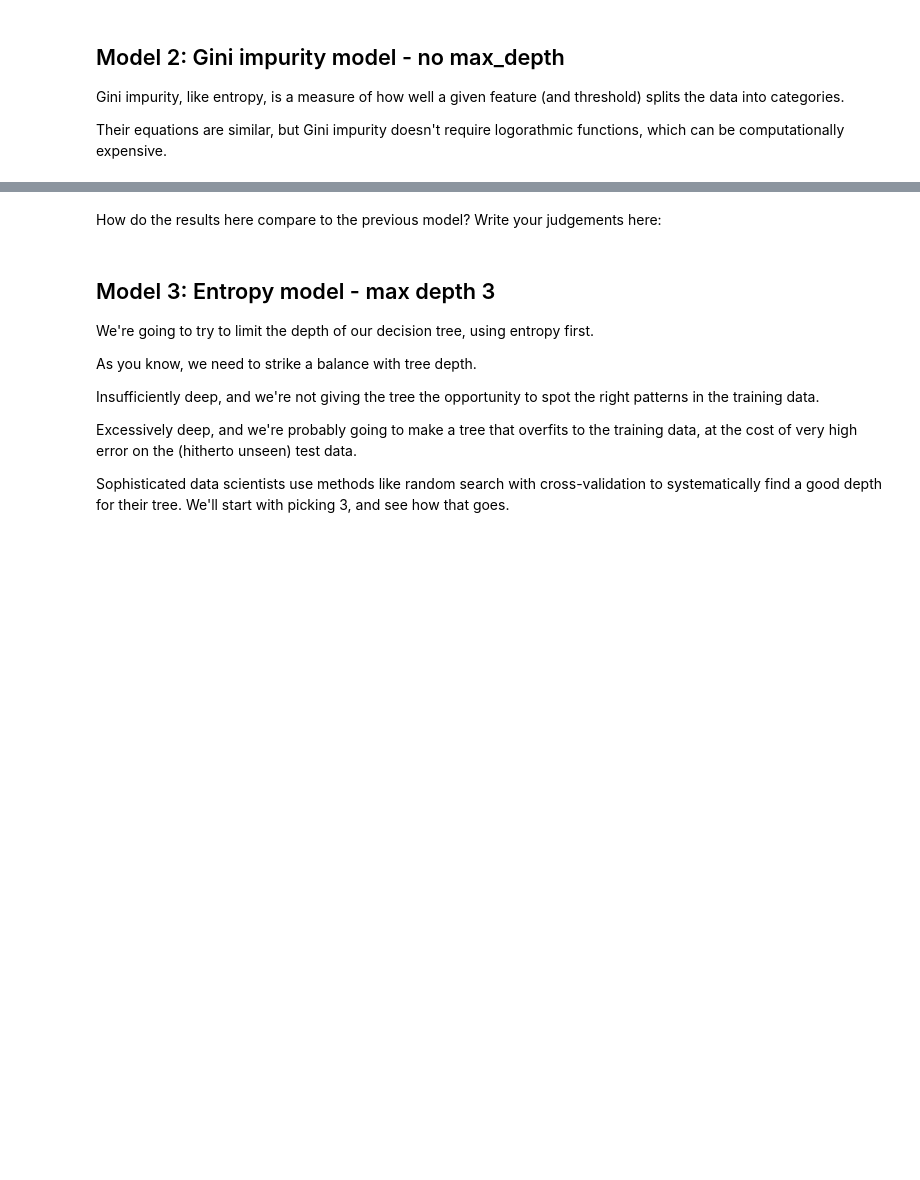
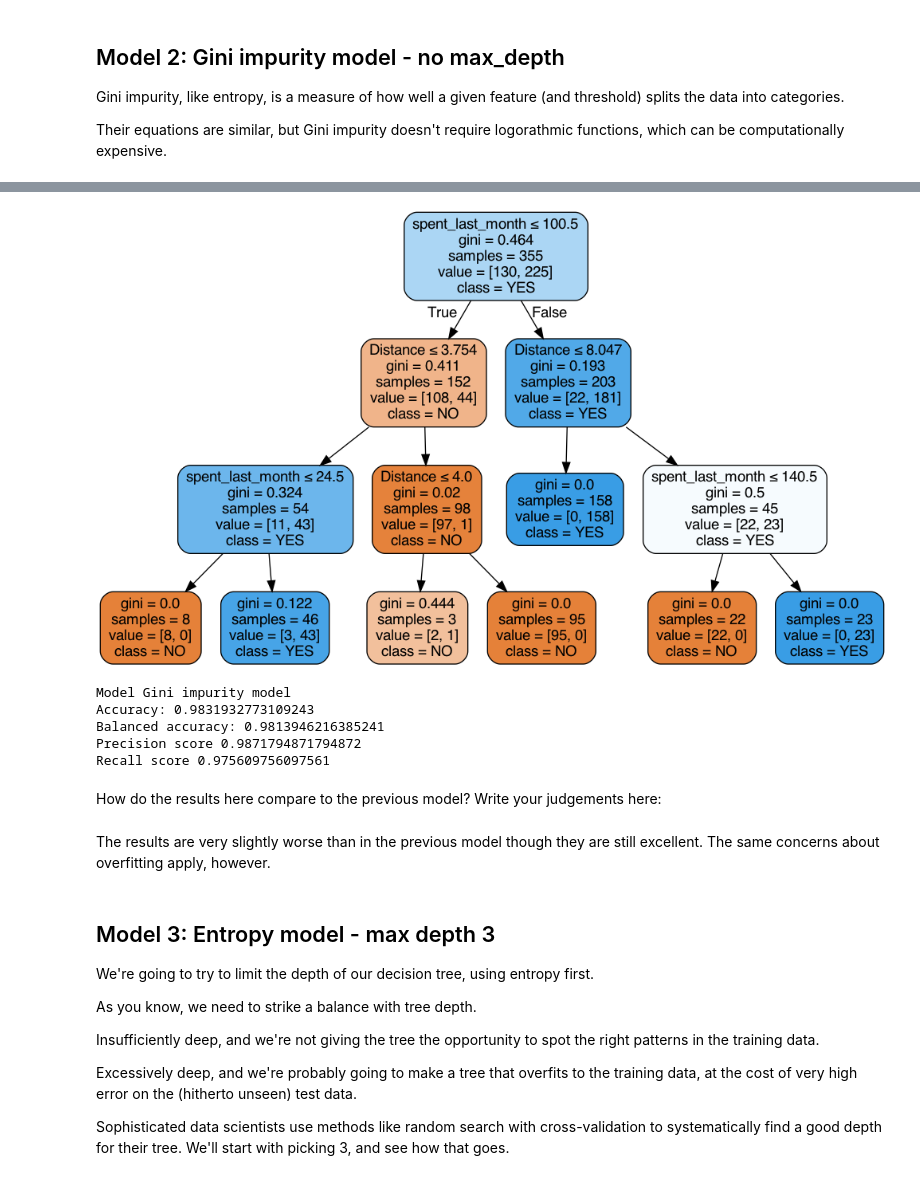
Before and after one commit to mrrosss/Springboard, a Jupyter notebook: Decision_Tree_Specialty_Coffee_Case_Study/Springboard Decision Tree Specialty Coffee Case Study - Tier 3.ipynb, the cells around one changed output, grey strips where cells are left out. Cells and saved outputs as stored; diff of their text form; code cells hidden in the pictures; blank space fills up the shorter version.

```diff
--- a/Decision_Tree_Specialty_Coffee_Case_Study/Springboard Decision Tree Specialty Coffee Case Study - Tier 3.ipynb
+++ b/Decision_Tree_Specialty_Coffee_Case_Study/Springboard Decision Tree Specialty Coffee Case Study - Tier 3.ipynb
@@ -423,16 +422,16 @@ Their equations are similar, but Gini impurity doesn't require logorathmic funct
 # %%
 # Make a variable called gini_model, and assign it exactly what you assigned entr_model with above, but with the
 # criterion changed to 'gini'
-_ _ _
+gini_model = tree.DecisionTreeClassifier(criterion = "gini", random_state = 246)
 
 # Call fit() on the gini_model as you did with the entr_model
-_ _ _
+gini_model.fit(X_train, y_train)
 
 # Call predict() on the gini_model as you did with the entr_model
-_ _ _
+y_pred = gini_model.predict(X_test)
 
 # Turn y_pred into a series, as before
-_ _ _
+y_pred = pd.Series(y_pred)
 
 # Check out gini_model
-_ _ _
+gini_model
@@ -446,3 +445,10 @@ _ _ _
+# %%
+# Alternatively for class_names use gini_model.classes_
+tree_data = tree.export_graphviz(entr_model, out_file = None, class_names = gini_model.classes_)
+graph = pydotplus.graph_from_dot_data(dot_data.getvalue())
+Image(graph.create_png())
+# %% [output]
+[figure, added]
 # %%
 # Run this block for model evaluation
 print("Model Gini impurity model")
@@ -450,8 +456,16 @@ print("Accuracy:", metrics.accuracy_score(y_test,y_pred))
 print("Balanced accuracy:", metrics.balanced_accuracy_score(y_test,y_pred))
 print('Precision score' , metrics.precision_score(y_test,y_pred, pos_label = "YES"))
 print('Recall score' , metrics.recall_score(y_test,y_pred, pos_label = "NO"))
+# %% [output]
+Model Gini impurity model
+Accuracy: 0.9831932773109243
+Balanced accuracy: 0.9813946216385241
+Precision score 0.9871794871794872
+Recall score 0.975609756097561
 # %% [markdown]
 How do the results here compare to the previous model? Write your judgements here:
+# %% [markdown]
+The results are very slightly worse than in the previous model though they are still excellent. The same concerns about overfitting apply, however.
 # %% [markdown]
 ## Model 3: Entropy model - max depth 3
 We're going to try to limit the depth of our decision tree, using entropy first.
```
Also changed, not shown: parts of 27 cells of this notebook.
